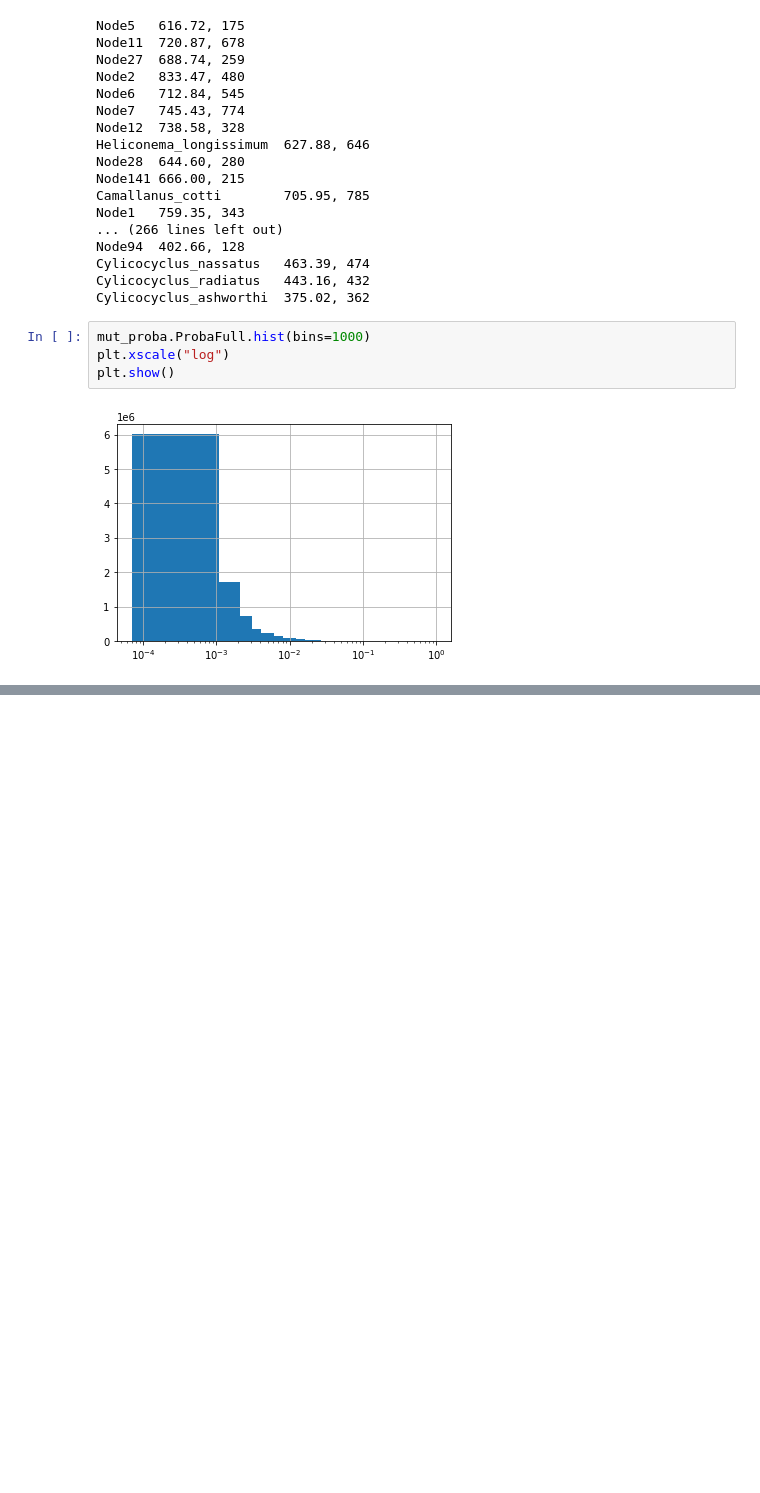
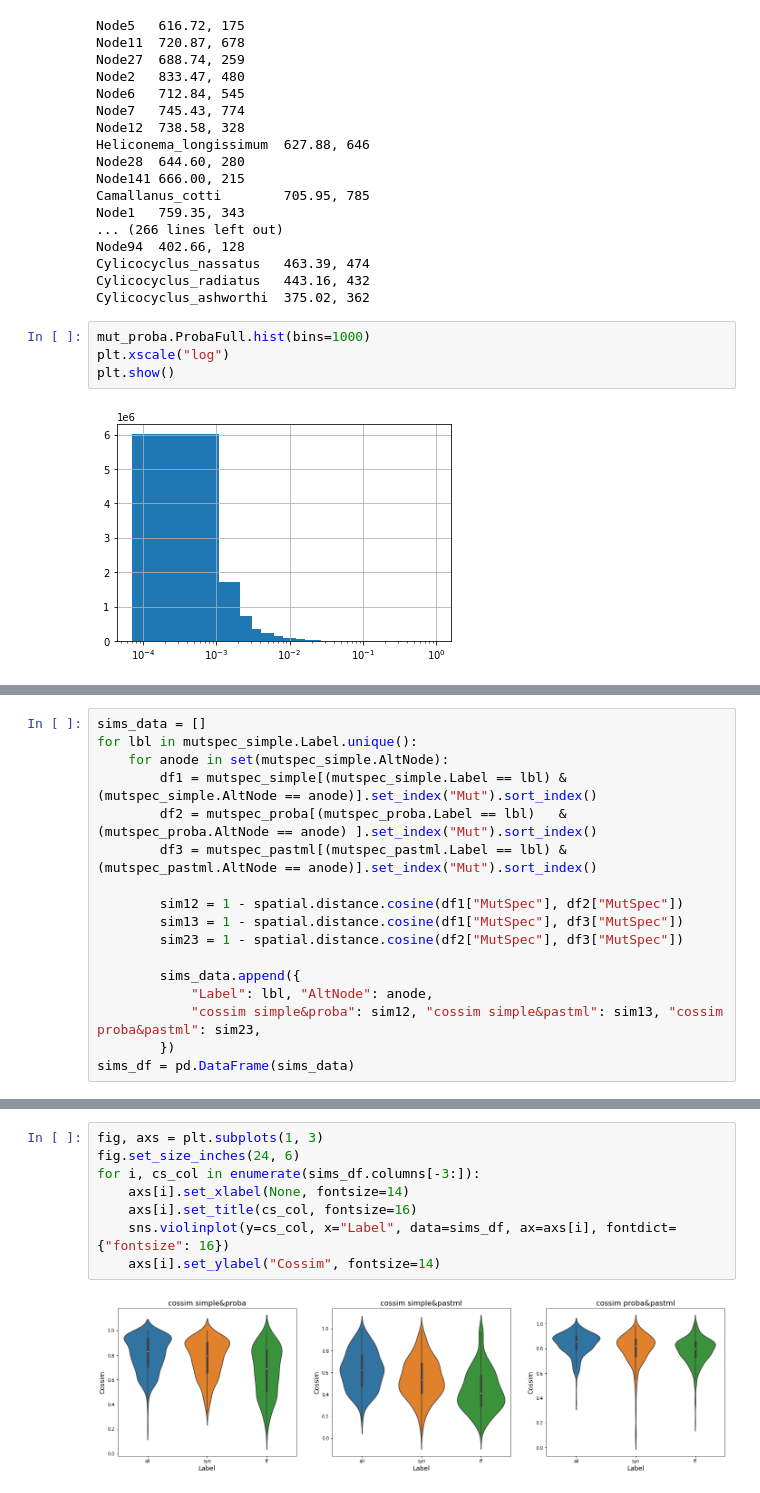
Before and after one commit to mitoclub/PyMutSpec, a Jupyter notebook: notebooks/pastml_report.ipynb, the cells around one changed output, grey strips where cells are left out. Drawn from its saved outputs; the diff is of its cells as text; blank space fills up the shorter version.

```diff
--- a/notebooks/pastml_report.ipynb
+++ b/notebooks/pastml_report.ipynb
@@ -132,0 +302,17 @@ mut_proba.groupby("MutBase").ProbaFull.sum().sort_index().plot.bar();
+# %%
+sims_data = []
+for lbl in mutspec_simple.Label.unique():
+    for anode in set(mutspec_simple.AltNode):
+        df1 = mutspec_simple[(mutspec_simple.Label == lbl) & (mutspec_simple.AltNode == anode)].set_index("Mut").sort_index()
+        df2 = mutspec_proba[(mutspec_proba.Label == lbl)   & (mutspec_proba.AltNode == anode) ].set_index("Mut").sort_index()
+        df3 = mutspec_pastml[(mutspec_pastml.Label == lbl) & (mutspec_pastml.AltNode == anode)].set_index("Mut").sort_index()
+
+        sim12 = 1 - spatial.distance.cosine(df1["MutSpec"], df2["MutSpec"])
+        sim13 = 1 - spatial.distance.cosine(df1["MutSpec"], df3["MutSpec"])
+        sim23 = 1 - spatial.distance.cosine(df2["MutSpec"], df3["MutSpec"])
+
+        sims_data.append({
+            "Label": lbl, "AltNode": anode,
+            "cossim simple&proba": sim12, "cossim simple&pastml": sim13, "cossim proba&pastml": sim23,
+        })
+sims_df = pd.DataFrame(sims_data)
@@ -132,0 +335,10 @@ mut_proba.groupby("MutBase").ProbaFull.sum().sort_index().plot.bar();
+# %%
+fig, axs = plt.subplots(1, 3)
+fig.set_size_inches(24, 6)
+for i, cs_col in enumerate(sims_df.columns[-3:]):
+    axs[i].set_xlabel(None, fontsize=14)
+    axs[i].set_title(cs_col, fontsize=16)
+    sns.violinplot(y=cs_col, x="Label", data=sims_df, ax=axs[i], fontdict={"fontsize": 16})
+    axs[i].set_ylabel("Cossim", fontsize=14)
+# %% [output]
+[figure, added]
```
Also changed, not shown: parts of 20 cells of this notebook, 2 other files.
